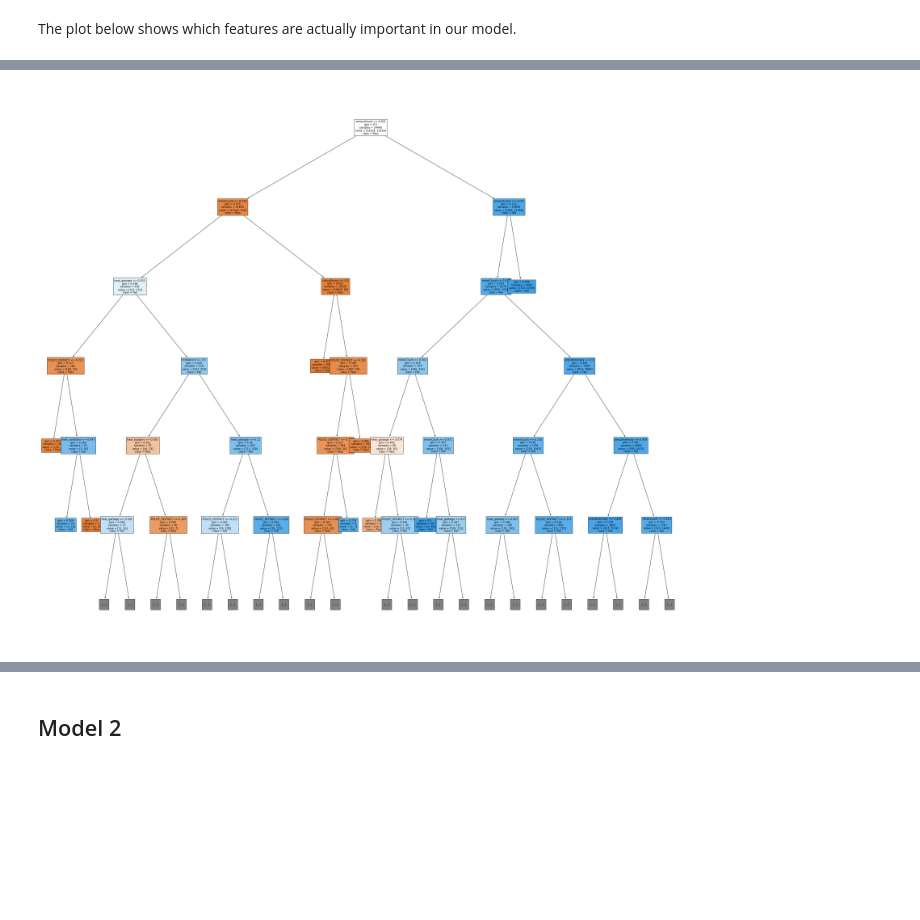
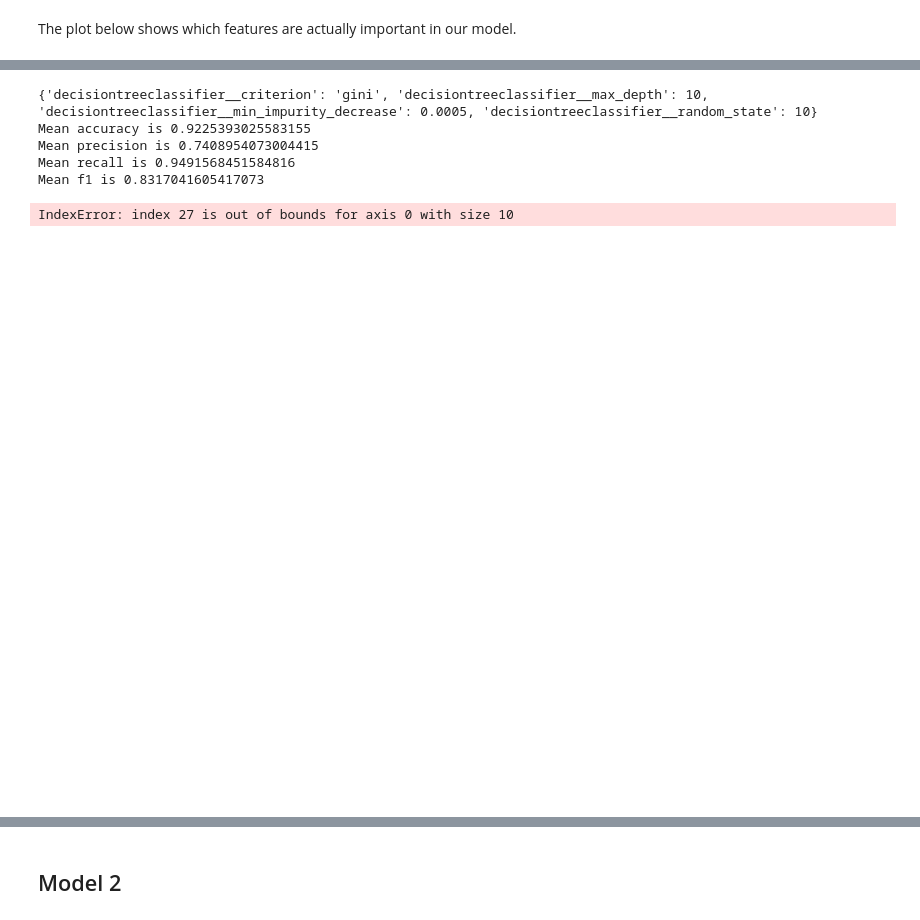
Before and after one commit to paulbsalamanca/CSS-Project-3-Team-6-Fall-2020, a Jupyter notebook: Project 3 Students.ipynb, the cells around one changed output, grey strips where cells are left out. Saved outputs shown, nothing was run; the diff lists cells and outputs as text; code cells hidden in the pictures; blank space fills up the shorter version.

Commit message:
updated decision tree code

```diff
--- a/Project 3 Students.ipynb
+++ b/Project 3 Students.ipynb
@@ -379,0 +375,16 @@ Pipeline(steps=[('smote', SMOTE(random_state=10)),
+# %%
+from sklearn.tree import DecisionTreeClassifier
+
+imba_pipeline = make_pipeline(SMOTE(random_state=10),
+                              DecisionTreeClassifier())
+
+#dt_classifier = DecisionTreeClassifier()
+
+param_grid = {'decisiontreeclassifier__criterion': ['gini', 'entropy'],
+             'decisiontreeclassifier__max_depth': [1, 5, 10],
+             'decisiontreeclassifier__min_impurity_decrease': [0.0001, 0.0005, 0.001],
+             'decisiontreeclassifier__random_state': [10]}
+
+dt_grid = GridSearchCV(imba_pipeline, param_grid, cv = 5,
+                       scoring=['accuracy', 'precision', 'recall', 'f1'], n_jobs = -1,
+                       refit = 'precision', verbose = 10)
@@ -379,0 +397,3 @@ Pipeline(steps=[('smote', SMOTE(random_state=10)),
+# %%
+# fit on reduced data
+dt_grid.fit(X_reduced, y.ravel())
@@ -379,0 +427,16 @@ Pipeline(steps=[('smote', SMOTE(random_state=10)),
+# %%
+# record the best parameters from the grid search
+best_index = np.argmax(dt_grid.cv_results_['mean_test_accuracy'])
+
+# report various metrics from the best model
+print(dt_grid.cv_results_['params'][best_index])
+print("Mean accuracy is" ,dt_grid.cv_results_["mean_test_accuracy"][best_index])
+print("Mean precision is" ,dt_grid.cv_results_["mean_test_precision"][best_index])
+print("Mean recall is",dt_grid.cv_results_["mean_test_recall"][best_index])
+print("Mean f1 is",dt_grid.cv_results_["mean_test_f1"][best_index])
+# %% [output]
+{'decisiontreeclassifier__criterion': 'gini', 'decisiontreeclassifier__max_depth': 10, 'decisiontreeclassifier__min_impurity_decrease': 0.0005, 'decisiontreeclassifier__random_state': 10}
+Mean accuracy is 0.9225393025583155
+Mean precision is 0.7408954073004415
+Mean recall is 0.9491568451584816
+Mean f1 is 0.8317041605417073
@@ -380,13 +451,14 @@ Pipeline(steps=[('smote', SMOTE(random_state=10)),
 # %%
 fig = plt.figure(figsize=(45,40))
-_ = tree.plot_tree(imba_pipeline.steps[1][1],
+_ = tree.plot_tree(dt_grid.best_estimator_[1], #steps[1][1],
                    feature_names=X_reduced.columns,
                    class_names=["Pass", "Fail"],
                    filled=True,
                   fontsize = 10,
                   max_depth = 5)
 # %% [output]
+IndexError: index 27 is out of bounds for axis 0 with size 10
-[figure, old version]
+[figure, new version]
 # %%
 from sklearn.model_selection import cross_validate
 
```
Also changed, not shown: parts of 30 cells of this notebook.
